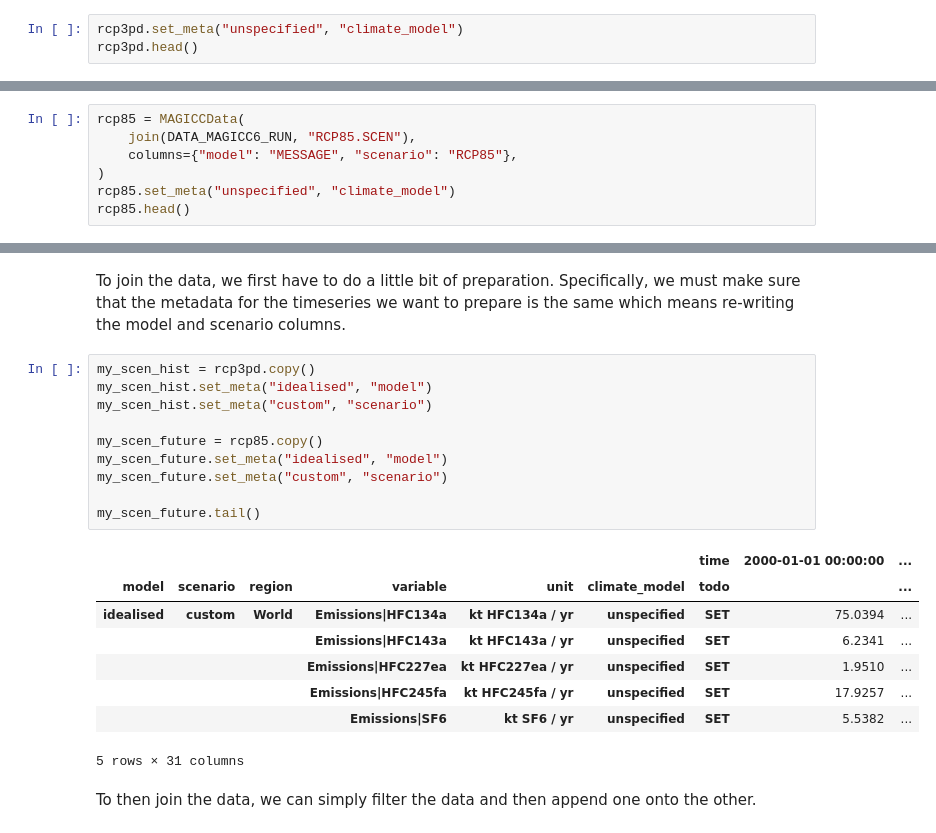
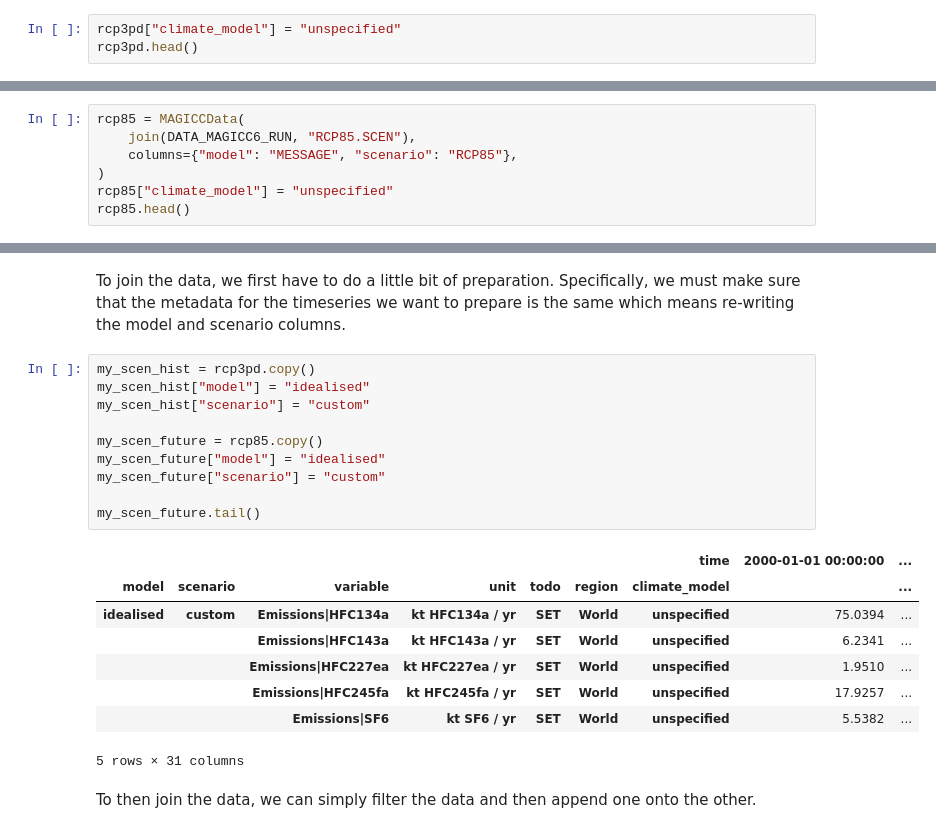
Before and after one commit to openscm/pymagicc, a Jupyter notebook: notebooks/Building-Scenarios.ipynb, the cells around one changed output, grey strips where cells are left out. Cells and saved outputs as stored; diff of their text form.

```diff
--- a/notebooks/Building-Scenarios.ipynb
+++ b/notebooks/Building-Scenarios.ipynb
@@ -51,7 +51,7 @@ rcp3pd.head()
 # %% [markdown]
 This data came from MAGICC6.3.09, in order to set it up for a new run, we have to strip out that information.
 # %%
-rcp3pd.set_meta("unspecified", "climate_model")
+rcp3pd["climate_model"] = "unspecified"
 rcp3pd.head()
 # %% [output]
 |  |  |  |  |  |  | time | 1765-01-01 00:00:00 | ... |
@@ -67,7 +67,7 @@ rcp85 = MAGICCData(
     join(DATA_MAGICC6_RUN, "RCP85.SCEN"),
     columns={"model": "MESSAGE", "scenario": "RCP85"},
 )
-rcp85.set_meta("unspecified", "climate_model")
+rcp85["climate_model"] = "unspecified"
 rcp85.head()
 # %% [output]
 |  |  |  |  |  |  | time | 2000-01-01 00:00:00 | ... |
@@ -82,22 +82,22 @@ rcp85.head()
 To join the data, we first have to do a little bit of preparation. Specifically, we must make sure that the metadata for the timeseries we want to prepare is the same which means re-writing the model and scenario columns.
 # %%
 my_scen_hist = rcp3pd.copy()
-my_scen_hist.set_meta("idealised", "model")
-my_scen_hist.set_meta("custom", "scenario")
+my_scen_hist["model"] = "idealised"
+my_scen_hist["scenario"] = "custom"
 
 my_scen_future = rcp85.copy()
-my_scen_future.set_meta("idealised", "model")
-my_scen_future.set_meta("custom", "scenario")
+my_scen_future["model"] = "idealised"
+my_scen_future["scenario"] = "custom"
 
 my_scen_future.tail()
 # %% [output]
 |  |  |  |  |  |  | time | 2000-01-01 00:00:00 | ... |
-| model | scenario | region | variable | unit | climate_model | todo |  | ... |
-| idealised | custom | World | Emissions|HFC134a | kt HFC134a / yr | unspecified | SET | 75.0394 | ... |
-|  |  |  | Emissions|HFC143a | kt HFC143a / yr | unspecified | SET | 6.2341 | ... |
-|  |  |  | Emissions|HFC227ea | kt HFC227ea / yr | unspecified | SET | 1.9510 | ... |
-|  |  |  | Emissions|HFC245fa | kt HFC245fa / yr | unspecified | SET | 17.9257 | ... |
-|  |  |  | Emissions|SF6 | kt SF6 / yr | unspecified | SET | 5.5382 | ... |
+| model | scenario | variable | unit | todo | region | climate_model |  | ... |
+| idealised | custom | Emissions|HFC134a | kt HFC134a / yr | SET | World | unspecified | 75.0394 | ... |
+|  |  | Emissions|HFC143a | kt HFC143a / yr | SET | World | unspecified | 6.2341 | ... |
+|  |  | Emissions|HFC227ea | kt HFC227ea / yr | SET | World | unspecified | 1.9510 | ... |
+|  |  | Emissions|HFC245fa | kt HFC245fa / yr | SET | World | unspecified | 17.9257 | ... |
+|  |  | Emissions|SF6 | kt SF6 / yr | SET | World | unspecified | 5.5382 | ... |
 5 rows × 31 columns
 # %% [markdown]
 To then join the data, we can simply filter the data and then append one onto the other.
```
Also changed, not shown: parts of 11 cells of this notebook, 6 other files.
